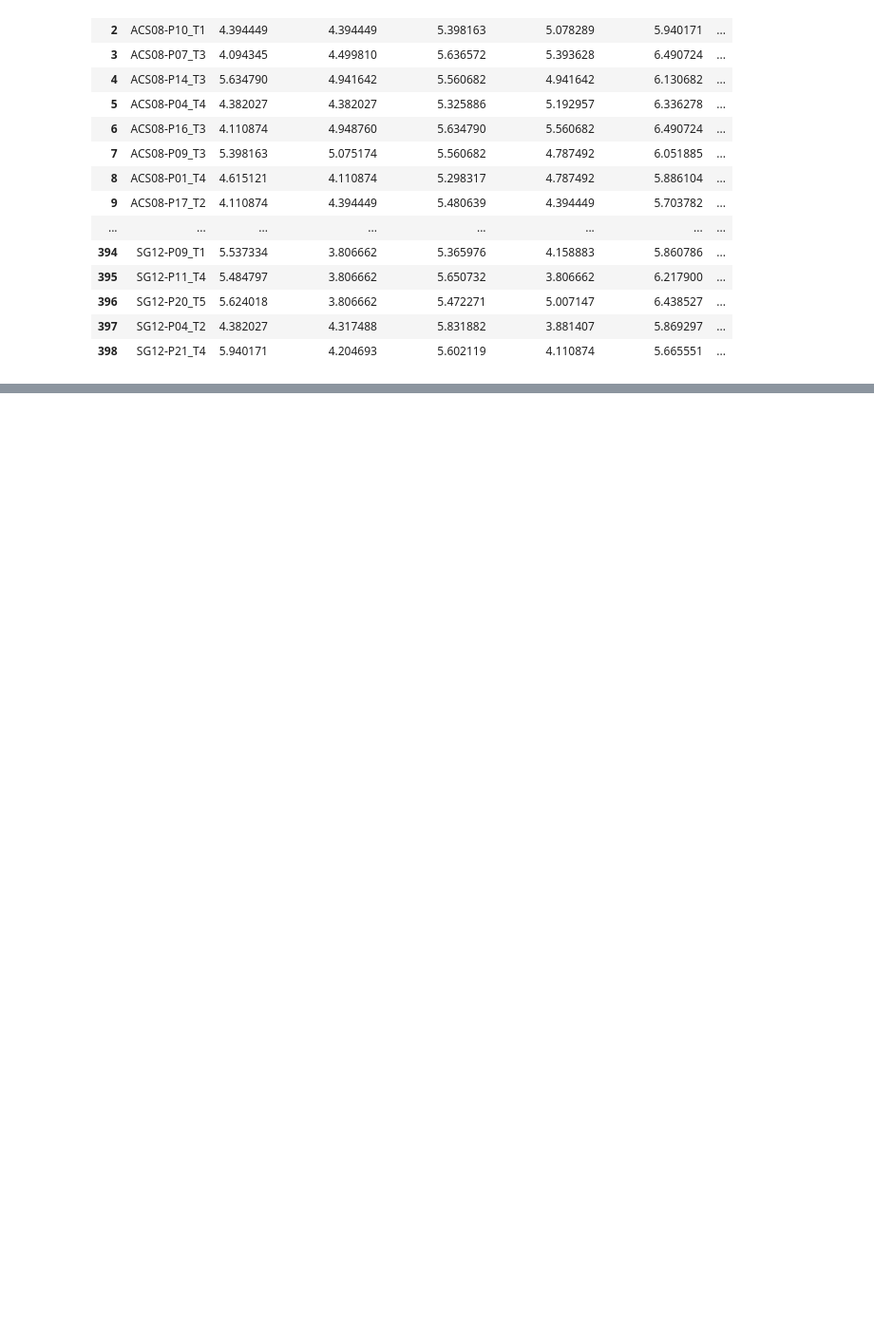
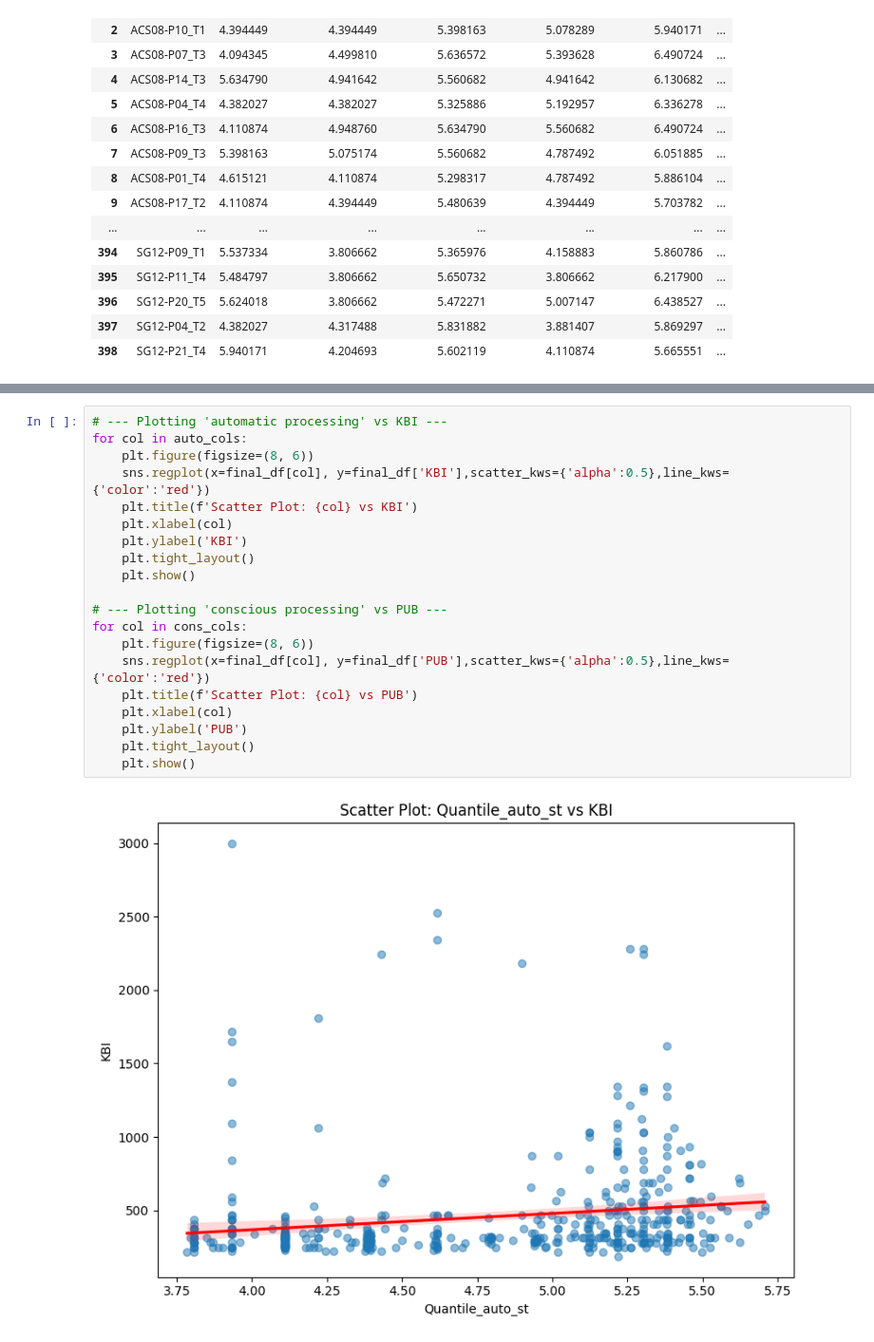
Before and after one commit to Critt-Kent/Key-Gaze-Correlation, a Jupyter notebook: Key-Gaze-correlation.ipynb, the cells around one changed output, grey strips where cells are left out. Shown at 95% size. Saved outputs shown, nothing was run; the diff lists cells and outputs as text; blank space fills up the shorter version.

```diff
--- a/Key-Gaze-correlation.ipynb
+++ b/Key-Gaze-correlation.ipynb
@@ -754,0 +862,22 @@ final_df
+# %%
+# --- Plotting 'automatic processing' vs KBI ---
+for col in auto_cols:
+    plt.figure(figsize=(8, 6))
+    sns.regplot(x=final_df[col], y=final_df['KBI'],scatter_kws={'alpha':0.5},line_kws={'color':'red'})
+    plt.title(f'Scatter Plot: {col} vs KBI')
+    plt.xlabel(col)
+    plt.ylabel('KBI')
+    plt.tight_layout()
+    plt.show()
+
+# --- Plotting 'conscious processing' vs PUB ---
+for col in cons_cols:
+    plt.figure(figsize=(8, 6))
+    sns.regplot(x=final_df[col], y=final_df['PUB'],scatter_kws={'alpha':0.5},line_kws={'color':'red'})
+    plt.title(f'Scatter Plot: {col} vs PUB')
+    plt.xlabel(col)
+    plt.ylabel('PUB')
+    plt.tight_layout()
+    plt.show()
+# %% [output]
+[figure, added]
```
Also changed, not shown: parts of 6 cells of this notebook.
